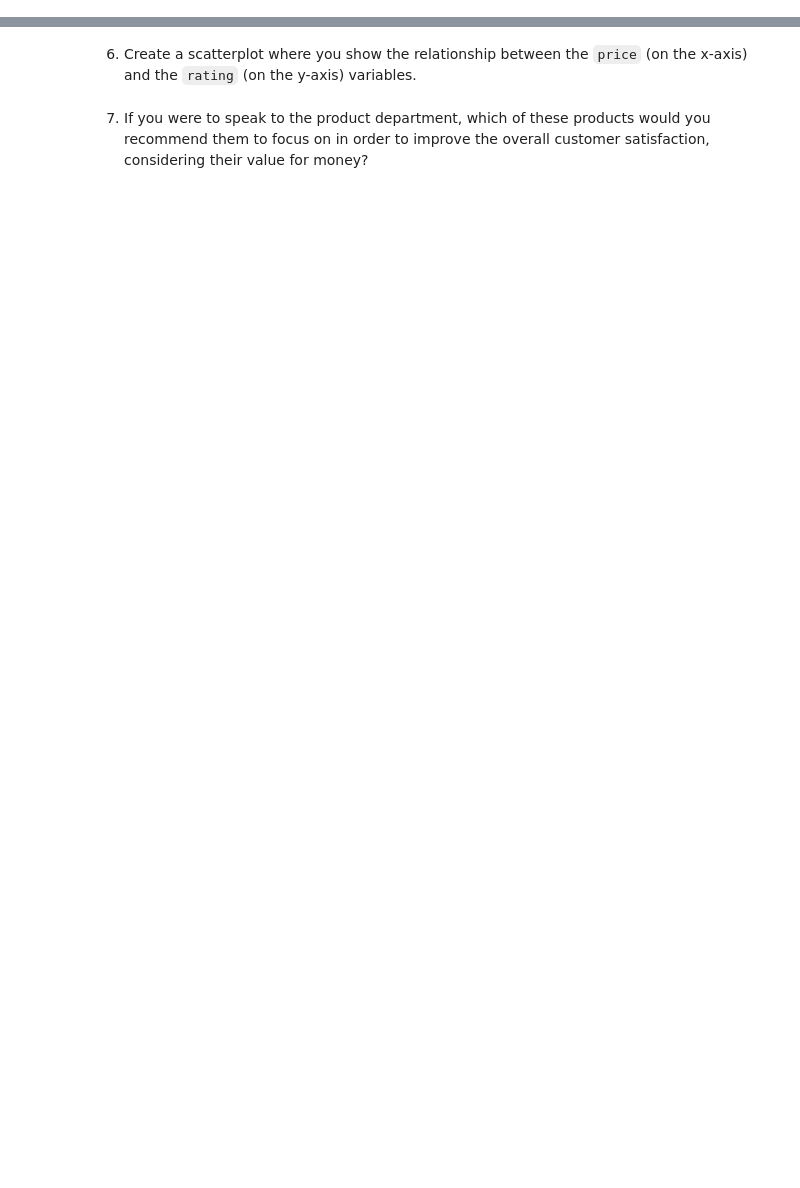
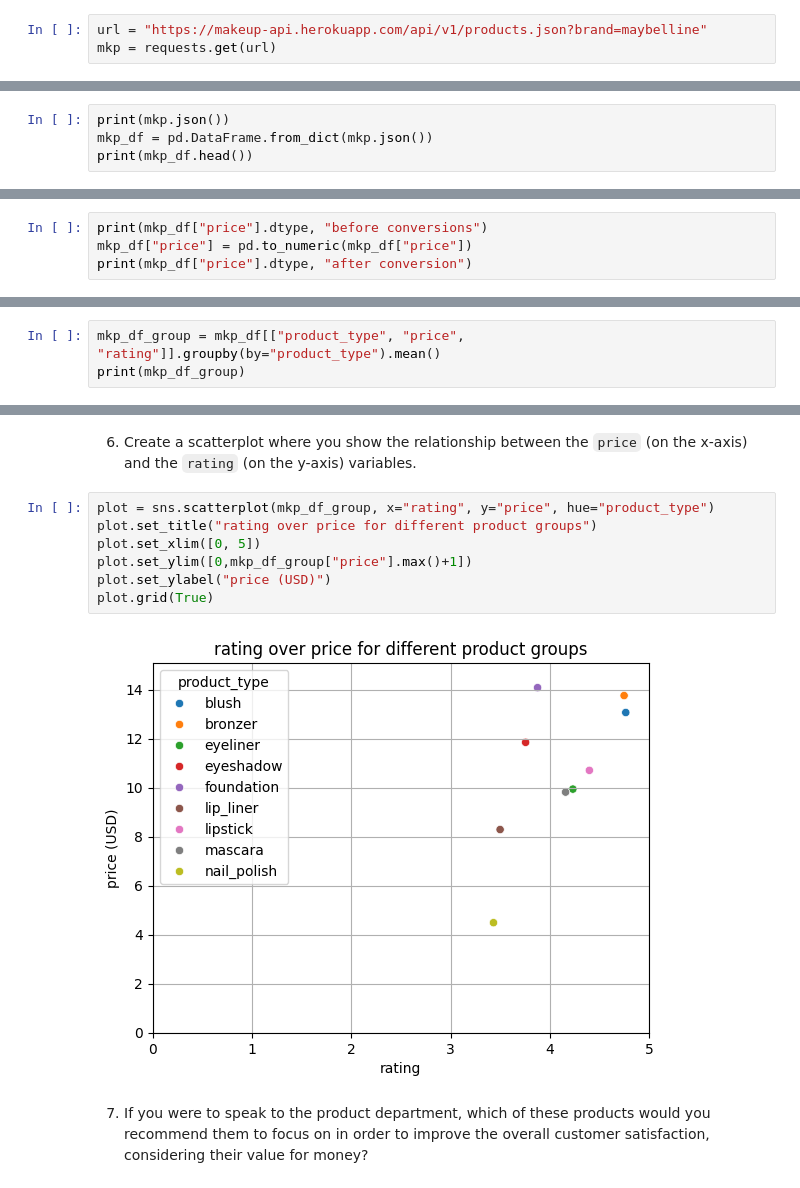
Before and after one commit to extra-jalapenos/python-apis, a Jupyter notebook: 7b Homework.ipynb, the cells around one changed output, grey strips where cells are left out. Drawn from its saved outputs; the diff is of its cells as text; blank space fills up the shorter version.

```diff
--- a/7b Homework.ipynb
+++ b/7b Homework.ipynb
@@ -20,5 +20,8 @@ import requests
 In this exercise, you will use the [Makeup API](https://makeup-api.herokuapp.com/) from the [website](https://mixedanalytics.com/blog/list-actually-free-open-no-auth-needed-apis/) we saw in class to retrieve and analyse the [data related to the Maybelline brand](https://makeup-api.herokuapp.com/api/v1/products.json?brand=maybelline).
 # %% [markdown]
 1. Save the sample URL / endpoint as a string to an object called `url` and, unig the `get()` function from the `requests` library, make an HTTP request and save it to a new object named `mkp`.
+# %%
+url = "https://makeup-api.herokuapp.com/api/v1/products.json?brand=maybelline"
+mkp = requests.get(url)
 # %% [markdown]
 2. Check that the status of the request from the previous point was successful *(hint: 200 = OK)*.
@@ -25,2 +32,6 @@ In this exercise, you will use the [Makeup API](https://makeup-api.herokuapp.com
 # %% [markdown]
 3. Using the `.json()` method, check the contents of the data you retrieved via the API call. Then, using the `pd.DataFrame.from_dict()` function, save its contents to a DataFrame named `mkp_df`.
+# %%
+print(mkp.json())
+mkp_df = pd.DataFrame.from_dict(mkp.json())
+print(mkp_df.head())
@@ -28,0 +78,4 @@ In this exercise, you will use the [Makeup API](https://makeup-api.herokuapp.com
+# %%
+print(mkp_df["price"].dtype, "before conversions")
+mkp_df["price"] = pd.to_numeric(mkp_df["price"])
+print(mkp_df["price"].dtype, "after conversion")
@@ -29,2 +85,5 @@ In this exercise, you will use the [Makeup API](https://makeup-api.herokuapp.com
 # %% [markdown]
 5. Create a new DataFrame named `mkp_df_group` where you group all the `product_type`s and show their average price and rating.
+# %%
+mkp_df_group = mkp_df[["product_type", "price", "rating"]].groupby(by="product_type").mean()
+print(mkp_df_group)
@@ -31,4 +102,13 @@ In this exercise, you will use the [Makeup API](https://makeup-api.herokuapp.com
 # %% [markdown]
 6. Create a scatterplot where you show the relationship between the `price` (on the x-axis) and the `rating` (on the y-axis) variables.
+# %%
+plot = sns.scatterplot(mkp_df_group, x="rating", y="price", hue="product_type")
+plot.set_title("rating over price for different product groups")
+plot.set_xlim([0, 5])
+plot.set_ylim([0,mkp_df_group["price"].max()+1])
+plot.set_ylabel("price (USD)")
+plot.grid(True)
+# %% [output]
+[figure, added]
 # %% [markdown]
 7. If you were to speak to the product department, which of these products would you recommend them to focus on in order to improve the overall customer satisfaction, considering their value for money?
```
Also changed, not shown: parts of 6 cells of this notebook, 5 other files.
